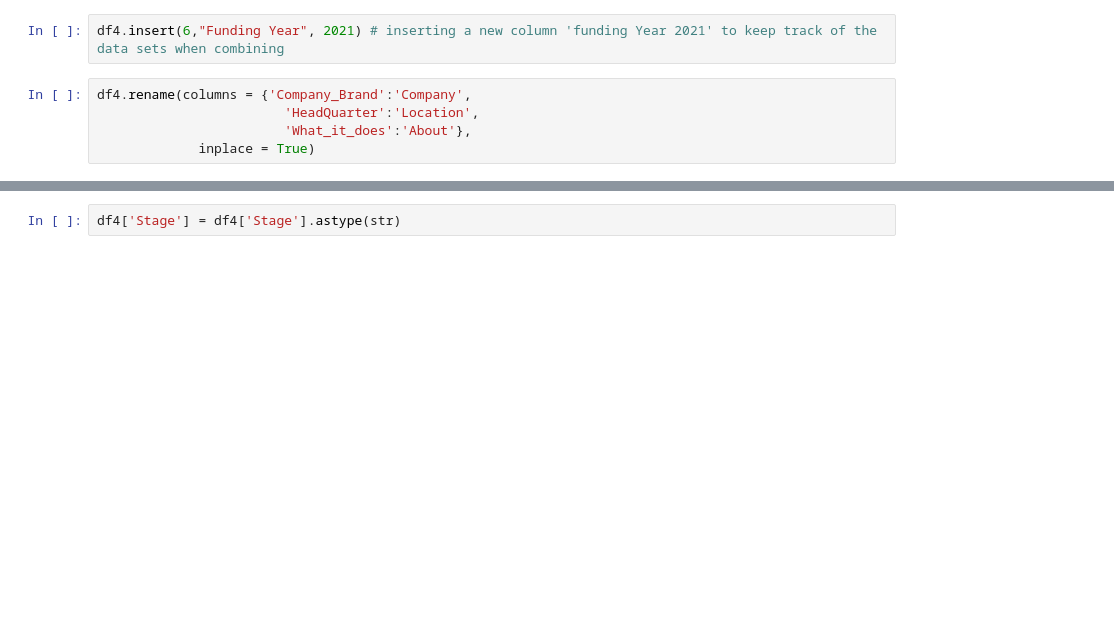
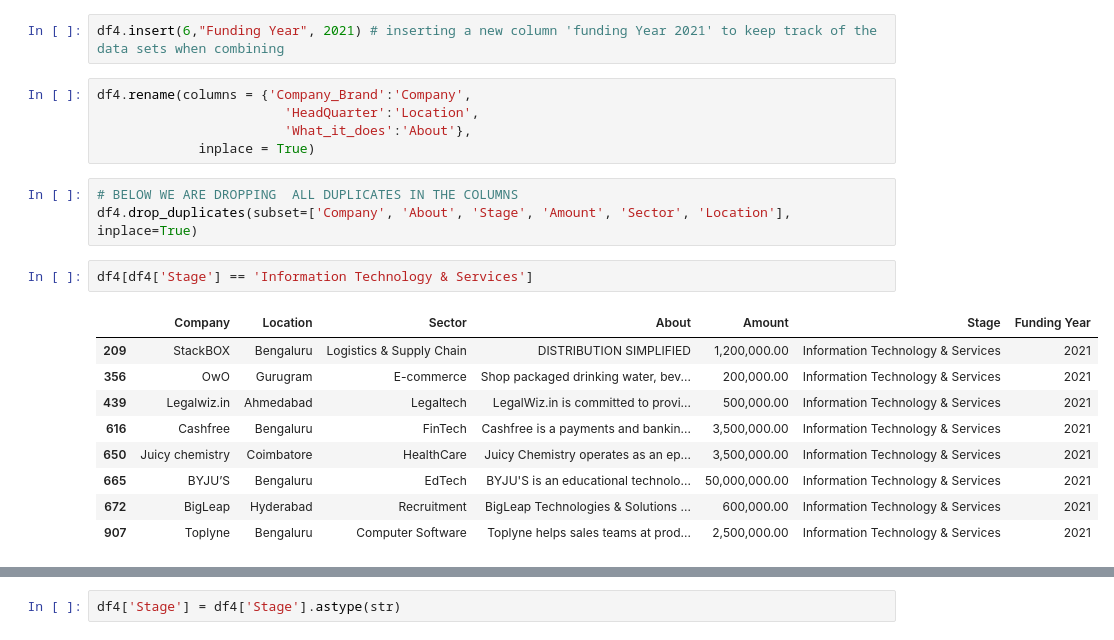
Before and after one commit to DzeBakuEso/stockholm_lp1_colla_project_sprint_1, a Jupyter notebook: Indian _Ecosystem_Analysis.ipynb, the cells around one changed output, grey strips where cells are left out. Saved outputs shown, nothing was run; the diff lists cells and outputs as text; blank space fills up the shorter version.

```diff
--- a/Indian _Ecosystem_Analysis.ipynb
+++ b/Indian _Ecosystem_Analysis.ipynb
@@ -3328,4 +3801,19 @@ df4.rename(columns = {'Company_Brand':'Company',
                         'HeadQuarter':'Location',
                         'What_it_does':'About'},
              inplace = True)
+# %%
+# BELOW WE ARE DROPPING  ALL DUPLICATES IN THE COLUMNS
+df4.drop_duplicates(subset=['Company', 'About', 'Stage', 'Amount', 'Sector', 'Location'], inplace=True)
+# %%
+df4[df4['Stage'] == 'Information Technology & Services']
+# %% [output]
+|  | Company | Location | Sector | About | Amount | Stage | Funding Year |
+| 209 | StackBOX | Bengaluru | Logistics & Supply Chain | DISTRIBUTION SIMPLIFIED | 1,200,000.00 | Information Technology & Services | 2021 |
+| 356 | OwO | Gurugram | E-commerce | Shop packaged drinking water, bev... | 200,000.00 | Information Technology & Services | 2021 |
+| 439 | Legalwiz.in | Ahmedabad | Legaltech | LegalWiz.in is committed to provi... | 500,000.00 | Information Technology & Services | 2021 |
+| 616 | Cashfree | Bengaluru | FinTech | Cashfree is a payments and bankin... | 3,500,000.00 | Information Technology & Services | 2021 |
+| 650 | Juicy chemistry | Coimbatore | HealthCare | Juicy Chemistry operates as an ep... | 3,500,000.00 | Information Technology & Services | 2021 |
+| 665 | BYJU’S | Bengaluru | EdTech | BYJU'S is an educational technolo... | 50,000,000.00 | Information Technology & Services | 2021 |
+| 672 | BigLeap | Hyderabad | Recruitment | BigLeap Technologies & Solutions ... | 600,000.00 | Information Technology & Services | 2021 |
+| 907 | Toplyne | Bengaluru | Computer Software | Toplyne helps sales teams at prod... | 2,500,000.00 | Information Technology & Services | 2021 |
 # %%
```
Also changed, not shown: parts of 48 cells of this notebook, 6 other files.
